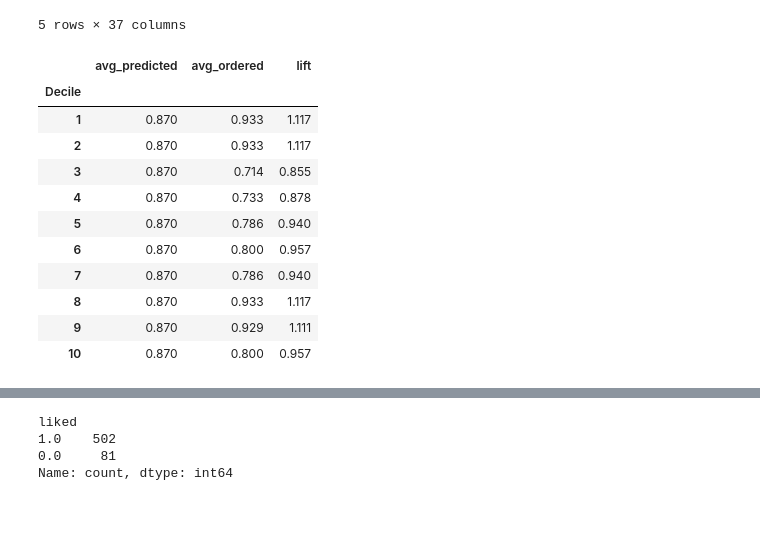
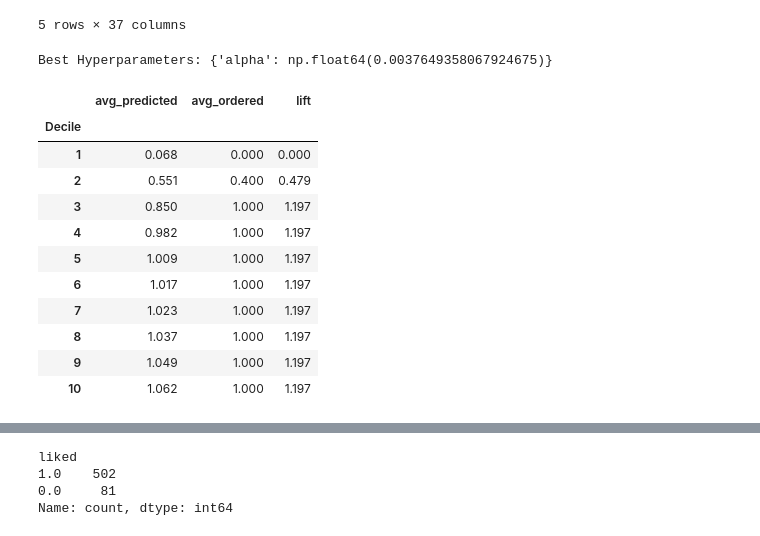
Before and after one commit to eghatzis0527/DX799---HW-Assignments, a Jupyter notebook: HW2.ipynb, the cells around one changed output, grey strips where cells are left out. Saved outputs shown, nothing was run; the diff lists cells and outputs as text; code cells hidden in the pictures.

```diff
--- a/HW2.ipynb
+++ b/HW2.ipynb
@@ -214,40 +237,50 @@ X_train, X_test, y_train, y_test = train_test_split(X, y, test_size = 0.25, rand
 
 lasso = Lasso()
 
-lasso.fit(X_train, y_train)
+random_search = RandomizedSearchCV(lasso, params, cv = 5, n_iter = 100)
 
-y_preds = lasso.predict(X_test)
+random_search.fit(X_train, y_train)
 
-values = {'Actual' : y_test, 'Predicted' : y_preds}
-
-values = pd.DataFrame(values)
-
-values['Decile'] = pd.qcut(values['Predicted'].rank(method = 'first'), q = 10, labels = False) + 1
-
-decile_table = values.groupby('Decile').agg(avg_predicted = ('Predicted', 'mean'), avg_ordered = ('Actual', 'mean'))
-
-overall_ordered = y_test.mean()
-
-decile_table['lift'] = decile_table['avg_ordered']/overall_ordered
-
-decile_table['avg_predicted'] = decile_table['avg_predicted'].map(lambda x: f'{x:.3f}')
-decile_table['avg_ordered'] = decile_table['avg_ordered'].map(lambda x : f'{x:.3f}')
-decile_table['lift'] = decile_table['lift'].map(lambda x: f'{x:.3f}')
-
-decile_table
+print(f'Best Hyperparameters: {random_search.best_params_}')
 # %% [output]
-|  | avg_predicted | avg_ordered | lift |
-| Decile |  |  |  |
-| 1 | 0.870 | 0.933 | 1.117 |
-| 2 | 0.870 | 0.933 | 1.117 |
-| 3 | 0.870 | 0.714 | 0.855 |
-| 4 | 0.870 | 0.733 | 0.878 |
-| 5 | 0.870 | 0.786 | 0.940 |
-| 6 | 0.870 | 0.800 | 0.957 |
-| 7 | 0.870 | 0.786 | 0.940 |
-| 8 | 0.870 | 0.933 | 1.117 |
-| 9 | 0.870 | 0.929 | 1.111 |
-| 10 | 0.870 | 0.800 | 0.957 |
+Best Hyperparameters: {'alpha': np.float64(0.0037649358067924675)}
+# %%
+best_model = Lasso(alpha = 0.0001)
+
+best_model.fit(X_train, y_train)
+
+y_preds = best_model.predict(X_test)
+
+values = {'Actual' : y_test, 'Predicted' : y_preds}
+
+values = pd.DataFrame(values)
+
+values['Decile'] = pd.qcut(values['Predicted'].rank(method = 'first'), q = 10, labels = False) + 1
+
+decile_table = values.groupby('Decile').agg(avg_predicted = ('Predicted', 'mean'), avg_ordered = ('Actual', 'mean'))
+
+overall_ordered = y_test.mean()
+
+decile_table['lift'] = decile_table['avg_ordered']/overall_ordered
+
+decile_table['avg_predicted'] = decile_table['avg_predicted'].map(lambda x: f'{x:.3f}')
+decile_table['avg_ordered'] = decile_table['avg_ordered'].map(lambda x : f'{x:.3f}')
+decile_table['lift'] = decile_table['lift'].map(lambda x: f'{x:.3f}')
+
+decile_table
+# %% [output]
+|  | avg_predicted | avg_ordered | lift |
+| Decile |  |  |  |
+| 1 | 0.068 | 0.000 | 0.000 |
+| 2 | 0.551 | 0.400 | 0.479 |
+| 3 | 0.850 | 1.000 | 1.197 |
+| 4 | 0.982 | 1.000 | 1.197 |
+| 5 | 1.009 | 1.000 | 1.197 |
+| 6 | 1.017 | 1.000 | 1.197 |
+| 7 | 1.023 | 1.000 | 1.197 |
+| 8 | 1.037 | 1.000 | 1.197 |
+| 9 | 1.049 | 1.000 | 1.197 |
+| 10 | 1.062 | 1.000 | 1.197 |
 # %%
 ridge = Ridge()
 
```
Also changed, not shown: parts of 14 cells of this notebook, 3 other files.
